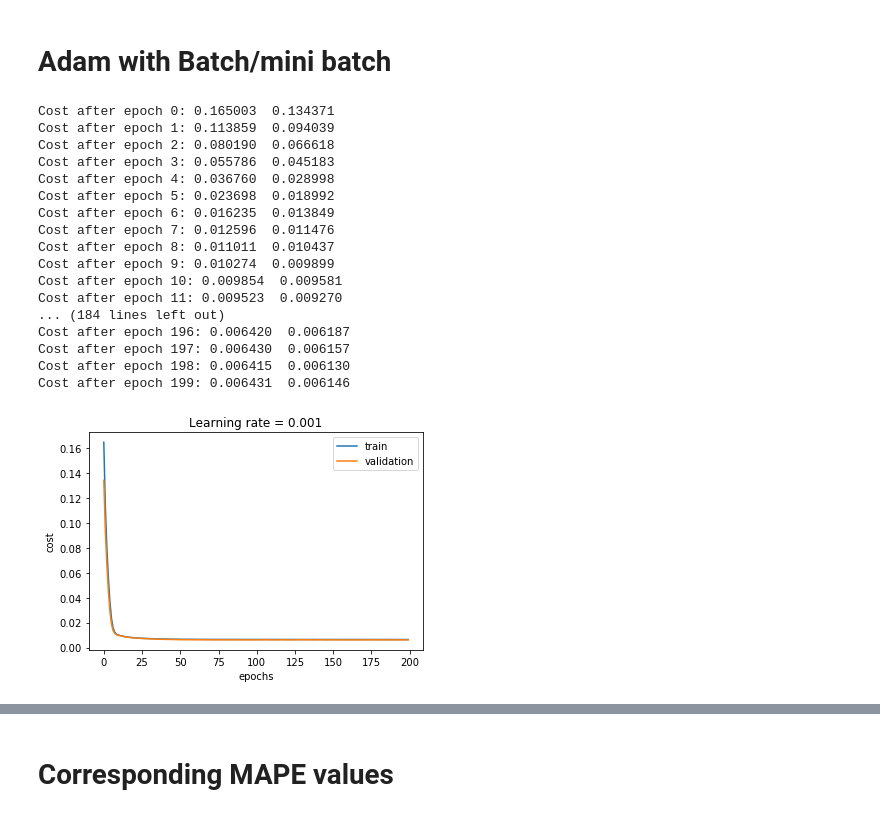
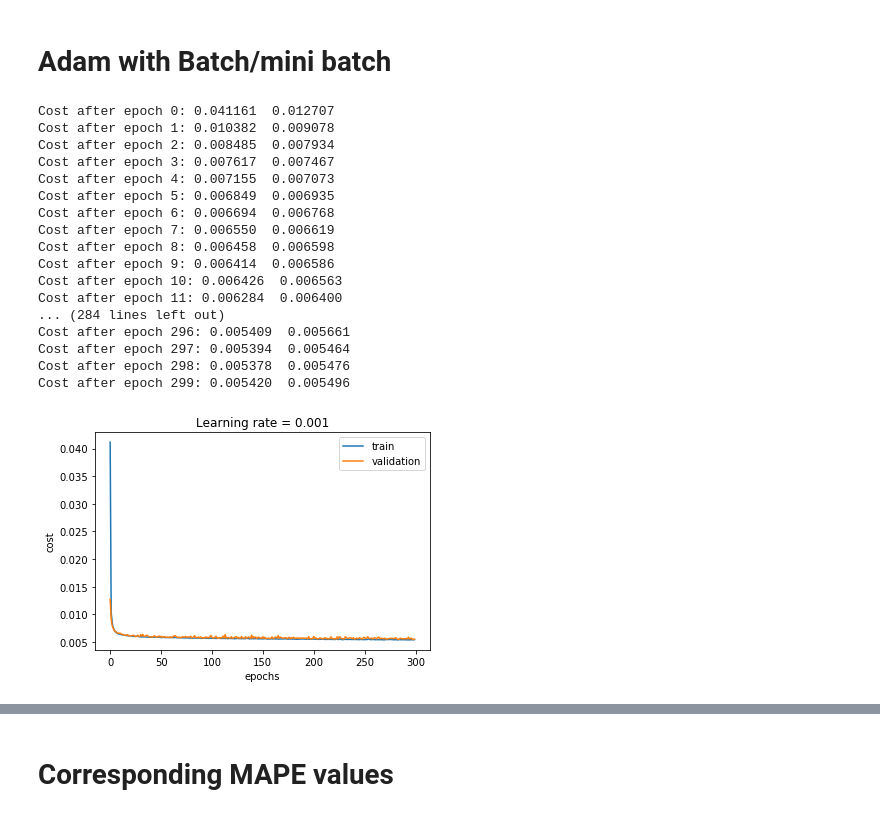
Before and after one commit to munkeops/ANN, a Jupyter notebook: Combined Cycle Power Plant.ipynb, the cells around one changed output, grey strips where cells are left out. Saved outputs shown, nothing was run; the diff lists cells and outputs as text; code cells hidden in the pictures.

```diff
--- a/Combined Cycle Power Plant.ipynb
+++ b/Combined Cycle Power Plant.ipynb
@@ -281,26 +250,26 @@ Testing mape :  2.0571719563718958
 # %% [markdown]
 # Adam with Batch/mini batch
 # %%
-layers_dims = [4,10,10,1]
-parameters = L_layer_model_minib(X_train, y_train,layers_dims,valid=True,valid_x=X_valid,valid_y=y_valid,num_iterations = 200,
-                he_init=True, mini_batch_size =256,learning_rate = 0.001, print_cost = True,regularisation='L2',lambd=0.1,
-                    optimizer="adam", beta = 0.9,beta1 = 0.9, beta2 = 0.999,epsilon = 1e-8,activation=activation,cost_func='mse')
+layers_dims = [4,20,20,1]
+parameters = L_layer_model_minib(X_train, y_train,layers_dims,valid=True,valid_x=X_valid,valid_y=y_valid,num_iterations = 300,
+                he_init=True, mini_batch_size = 64,learning_rate = 0.001, print_cost = True,regularisation='none',lambd=0.1,
+                optimizer="adam", beta = 0.9,beta1 = 0.9, beta2 = 0.999,epsilon = 1e-8,activation=activation,cost_func='mse')
 # %% [output]
-Cost after epoch 0: 0.165003  0.134371
-Cost after epoch 1: 0.113859  0.094039
-Cost after epoch 2: 0.080190  0.066618
-Cost after epoch 3: 0.055786  0.045183
-Cost after epoch 4: 0.036760  0.028998
-Cost after epoch 5: 0.023698  0.018992
-Cost after epoch 6: 0.016235  0.013849
-Cost after epoch 7: 0.012596  0.011476
-Cost after epoch 8: 0.011011  0.010437
-Cost after epoch 9: 0.010274  0.009899
-Cost after epoch 10: 0.009854  0.009581
-Cost after epoch 11: 0.009523  0.009270
-... (184 lines left out)
-Cost after epoch 196: 0.006420  0.006187
-Cost after epoch 197: 0.006430  0.006157
-Cost after epoch 198: 0.006415  0.006130
-Cost after epoch 199: 0.006431  0.006146
+Cost after epoch 0: 0.041161  0.012707
+Cost after epoch 1: 0.010382  0.009078
+Cost after epoch 2: 0.008485  0.007934
+Cost after epoch 3: 0.007617  0.007467
+Cost after epoch 4: 0.007155  0.007073
+Cost after epoch 5: 0.006849  0.006935
+Cost after epoch 6: 0.006694  0.006768
+Cost after epoch 7: 0.006550  0.006619
+Cost after epoch 8: 0.006458  0.006598
+Cost after epoch 9: 0.006414  0.006586
+Cost after epoch 10: 0.006426  0.006563
+Cost after epoch 11: 0.006284  0.006400
+... (284 lines left out)
+Cost after epoch 296: 0.005409  0.005661
+Cost after epoch 297: 0.005394  0.005464
+Cost after epoch 298: 0.005378  0.005476
+Cost after epoch 299: 0.005420  0.005496
-[figure, old version]
+[figure, new version]
```
Also changed, not shown: parts of 23 cells of this notebook, 5 other files.
